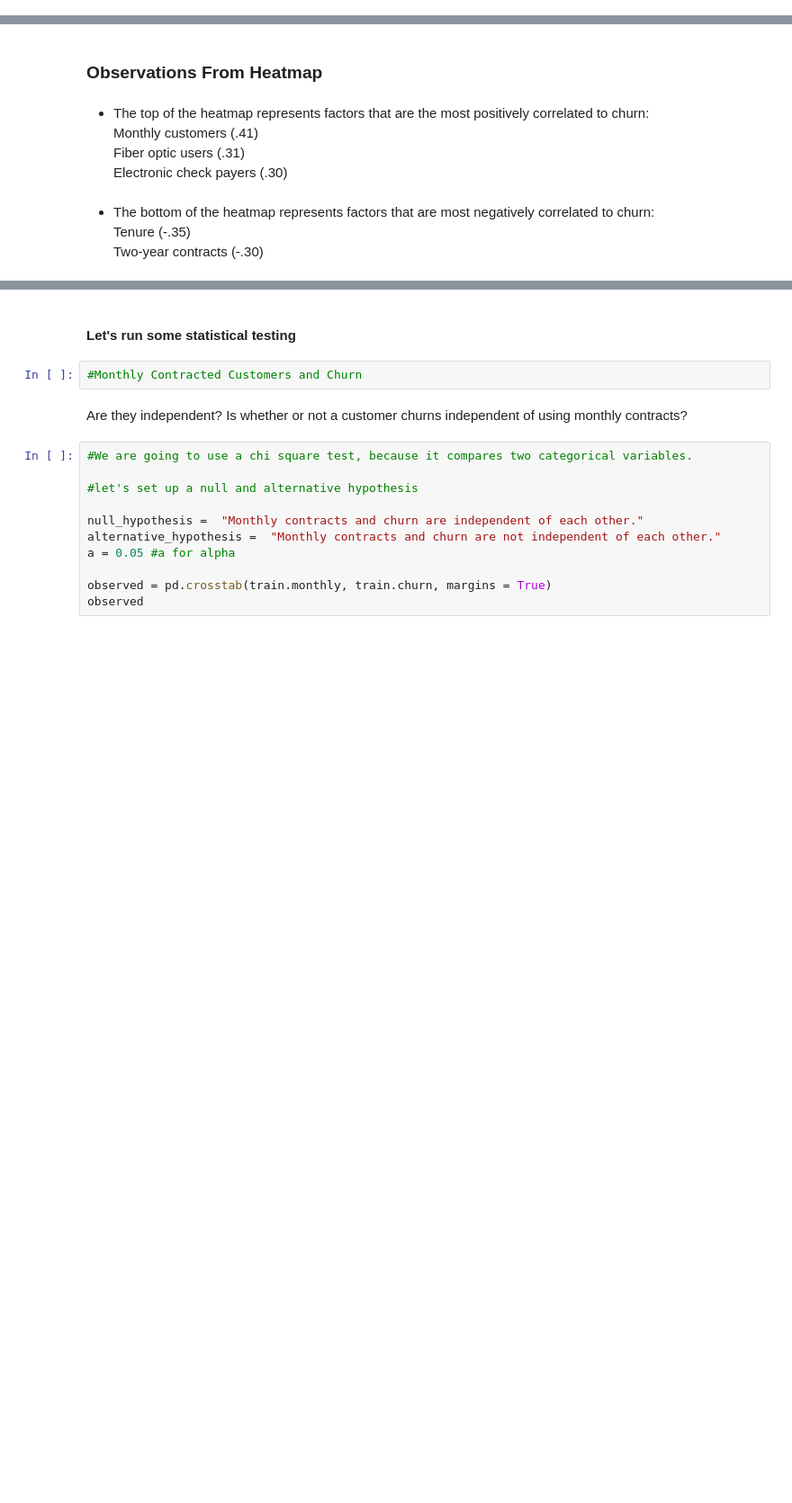
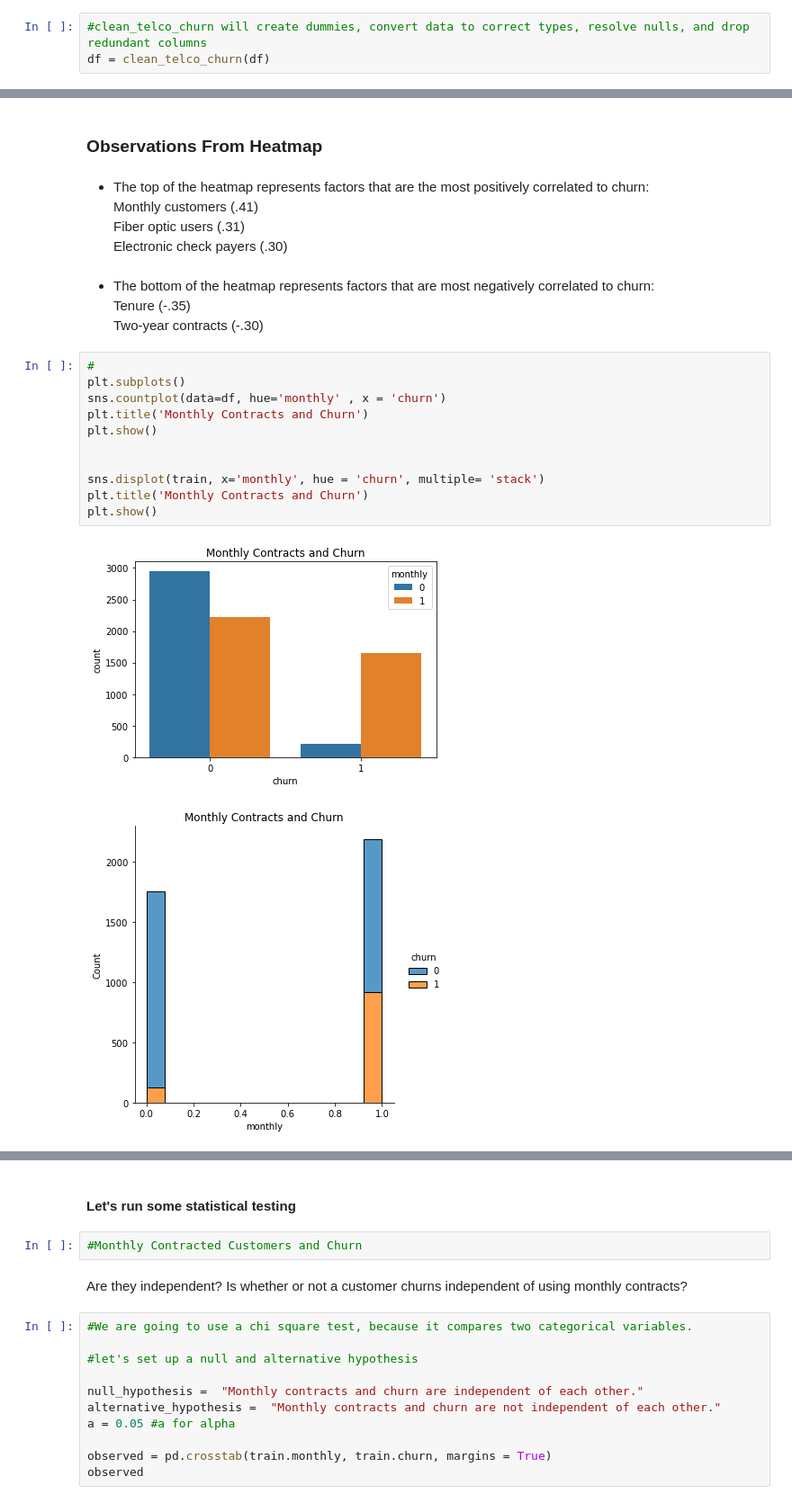
Before and after one commit to annah-vu/classification_project, a Jupyter notebook: telco_churn_final.ipynb, the cells around one changed output, grey strips where cells are left out. Shown at 90% size. Drawn from its saved outputs; the diff is of its cells as text; blank space fills up the shorter version.

```diff
--- a/telco_churn_final.ipynb
+++ b/telco_churn_final.ipynb
@@ -78 +92,4 @@ df = clean_telco_churn(df)
+# %%
+#clean_telco_churn will create dummies, convert data to correct types, resolve nulls, and drop redundant columns
+df = clean_telco_churn(df)
 # %%
@@ -162,3 +130,17 @@ get_churn_heatmap(df)
 - The bottom of the heatmap represents factors that are most negatively correlated to churn:
     <br> Tenure (-.35)
     <br> Two-year contracts (-.30)
+# %%
+#
+plt.subplots()
+sns.countplot(data=df, hue='monthly' , x = 'churn')
+plt.title('Monthly Contracts and Churn')
+plt.show()
+
+
+sns.displot(train, x='monthly', hue = 'churn', multiple= 'stack')
+plt.title('Monthly Contracts and Churn')
+plt.show()
+# %% [output]
+[figure, added]
+[figure, added]
```
Also changed, not shown: parts of 58 cells of this notebook.
